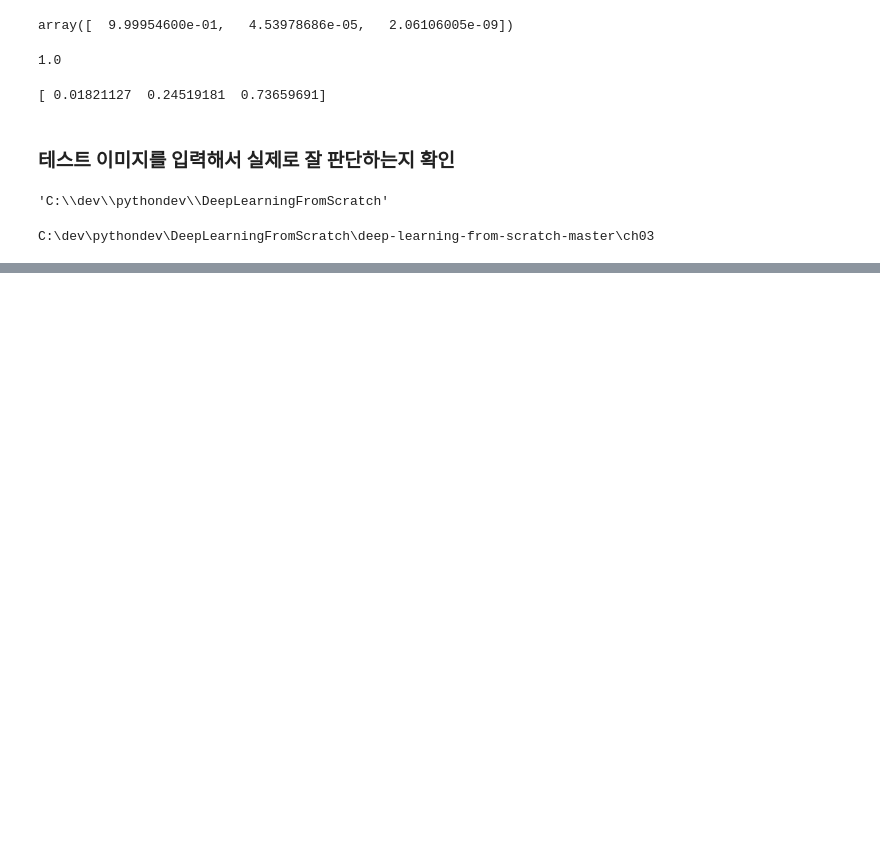
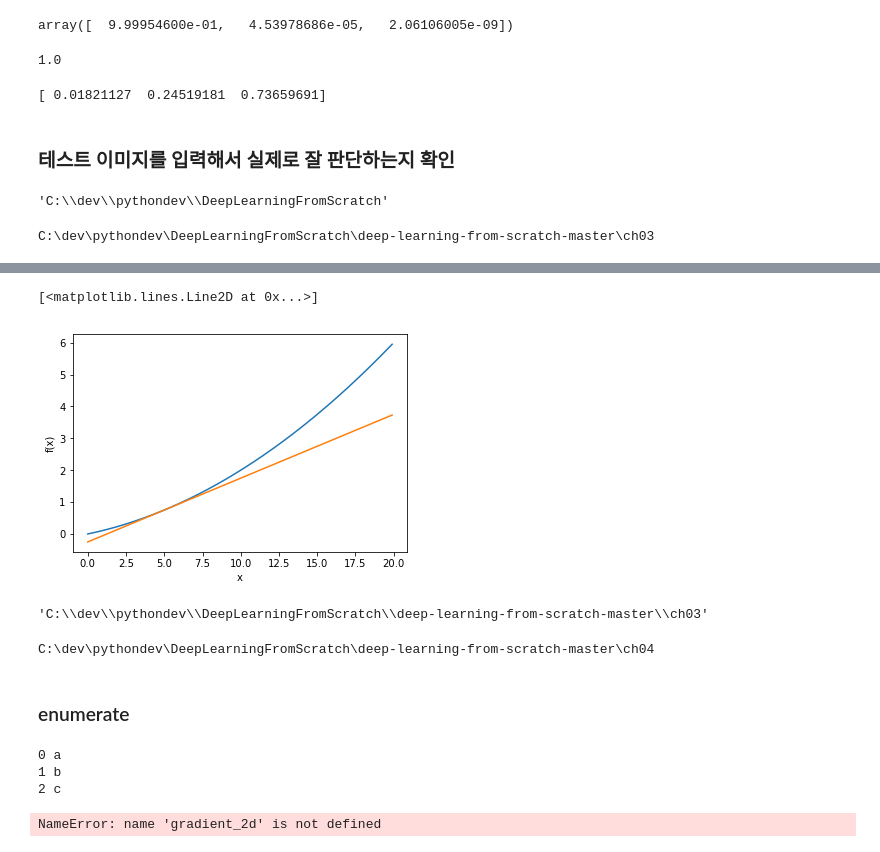
Before and after one commit to iamdaisy/DeepLearningFromScratch, a Jupyter notebook: NN_lecture.ipynb, the cells around one changed output, grey strips where cells are left out. Cells and saved outputs as stored; diff of their text form; code cells hidden in the pictures; blank space fills up the shorter version.

```diff
--- a/NN_lecture.ipynb
+++ b/NN_lecture.ipynb
@@ -302,0 +597,10 @@ print(p)
+# %%
+def tangent_line(f, x):
+    a = numerical_diff(f, x)
+    print(a)
+    b = f(x) - a*x
+    return lambda t: a*t + b
+# %%
+tangent = tangent_line(function_1, 5)
+tl = tangent(x)
+print(tl)
@@ -302,0 +626,30 @@ print(p)
+# %%
+plt.xlabel('x')
+plt.ylabel('f(x)')
+plt.plot(x, y)
+plt.plot(x, tl)
+# %% [output]
+[<matplotlib.lines.Line2D at 0x...>]
+[figure, added]
+# %%
+pwd
+# %% [output]
+'C:\\dev\\pythondev\\DeepLearningFromScratch\\deep-learning-from-scratch-master\\ch03'
+# %%
+cd ../ch04
+# %% [output]
+C:\dev\pythondev\DeepLearningFromScratch\deep-learning-from-scratch-master\ch04
+# %% [markdown]
+### enumerate
+# %%
+for idx, x in enumerate(['a', 'b', 'c']):
+    print(idx, x)
+# %% [output]
+0 a
+1 b
+2 c
+# %%
+import importlib
+importlib.reload(gradient_2d)
+# %% [output]
+NameError: name 'gradient_2d' is not defined
```
Also changed, not shown: parts of 113 cells of this notebook, 8 other files.
